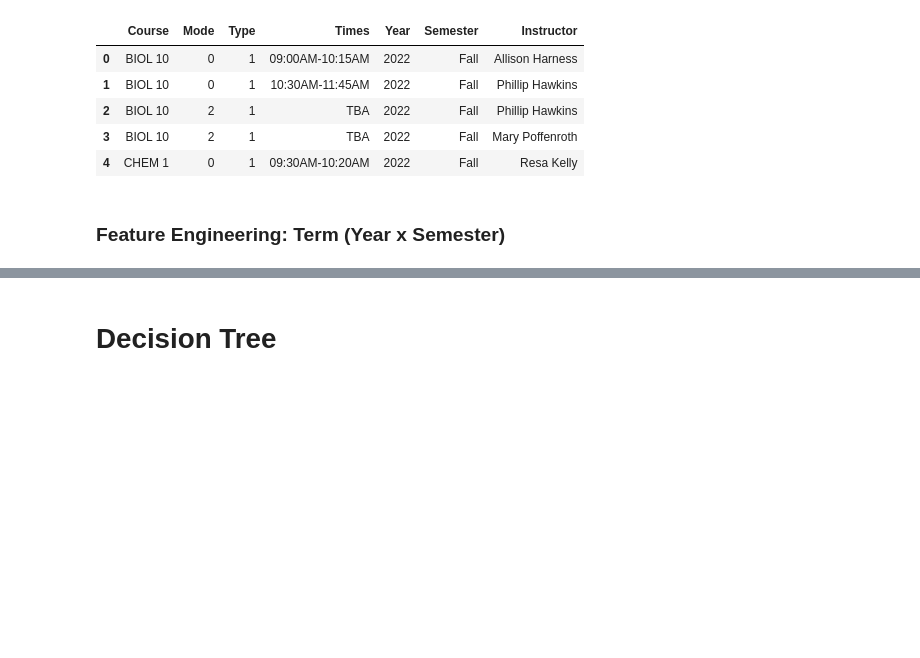
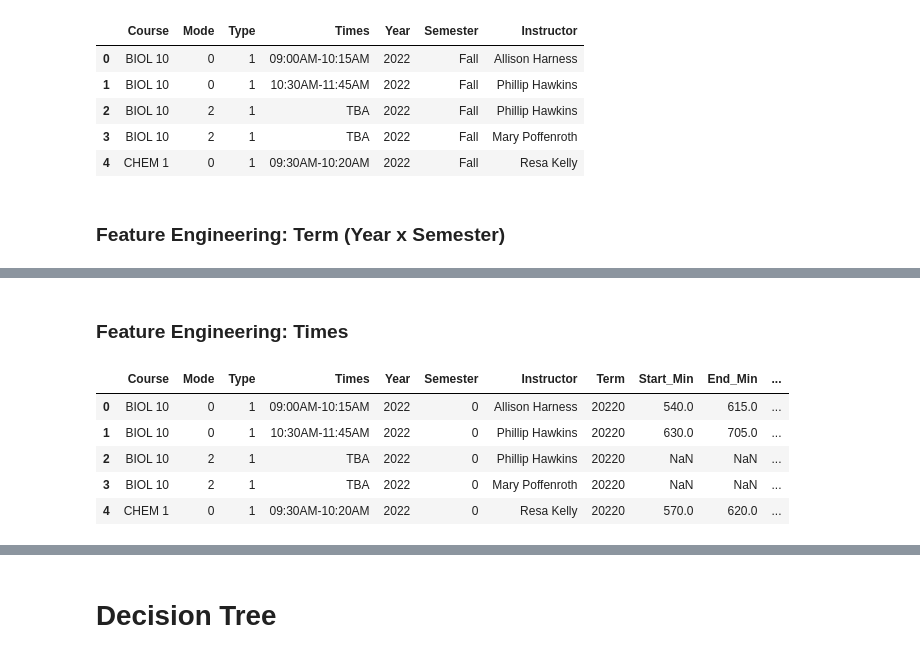
Before and after one commit to 7HE-LUCKY-FISH/major_map, a Jupyter notebook: notebooks/data_preprocessing.ipynb, the cells around one changed output, grey strips where cells are left out. Cells and saved outputs as stored; diff of their text form; code cells hidden in the pictures; blank space fills up the shorter version.

Commit message:
Data Engineering + Start on Decision Tree

```diff
--- a/notebooks/data_preprocessing.ipynb
+++ b/notebooks/data_preprocessing.ipynb
@@ -194,0 +195,23 @@ Name: count, dtype: int64
+# %% [markdown]
+### Feature Engineering: Times
+# %%
+t = df['Times'].astype('string').str.upper().str.strip()
+tba = t.eq('TBA')
+
+parts = t.str.partition('-')           # columns: 0=start, 1='-', 2=end
+start_dt = pd.to_datetime(parts[0], format='%I:%M%p', errors='coerce')
+end_dt   = pd.to_datetime(parts[2], format='%I:%M%p', errors='coerce')
+
+df['Start_Min'] = (start_dt.dt.hour*60 + start_dt.dt.minute).mask(tba)
+df['End_Min']   = (end_dt.dt.hour*60 + end_dt.dt.minute).mask(tba)
+df.loc[~tba & (df['End_Min'] < df['Start_Min']), 'End_Min'] += 24*60
+df['Is_TBA']    = tba.astype('int8')
+
+df.head()
+# %% [output]
+|  | Course | Mode | Type | Times | Year | Semester | Instructor | Term | Start_Min | End_Min | ... |
+| 0 | BIOL 10 | 0 | 1 | 09:00AM-10:15AM | 2022 | 0 | Allison Harness | 20220 | 540.0 | 615.0 | ... |
+| 1 | BIOL 10 | 0 | 1 | 10:30AM-11:45AM | 2022 | 0 | Phillip Hawkins | 20220 | 630.0 | 705.0 | ... |
+| 2 | BIOL 10 | 2 | 1 | TBA | 2022 | 0 | Phillip Hawkins | 20220 | NaN | NaN | ... |
+| 3 | BIOL 10 | 2 | 1 | TBA | 2022 | 0 | Mary Poffenroth | 20220 | NaN | NaN | ... |
+| 4 | CHEM 1 | 0 | 1 | 09:30AM-10:20AM | 2022 | 0 | Resa Kelly | 20220 | 570.0 | 620.0 | ... |
```
Also changed, not shown: parts of 4 cells of this notebook.
